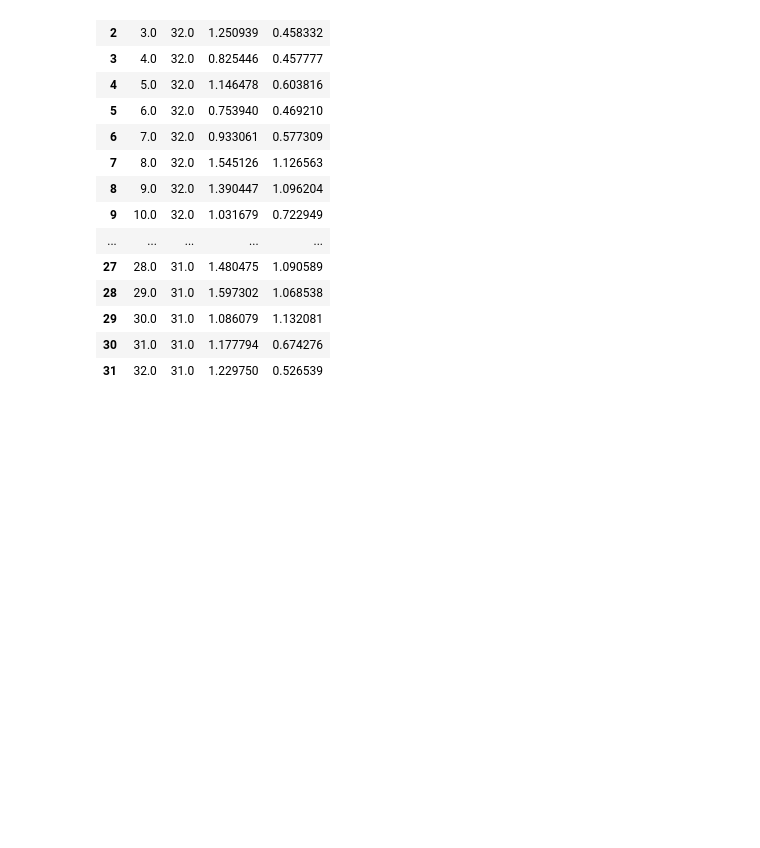
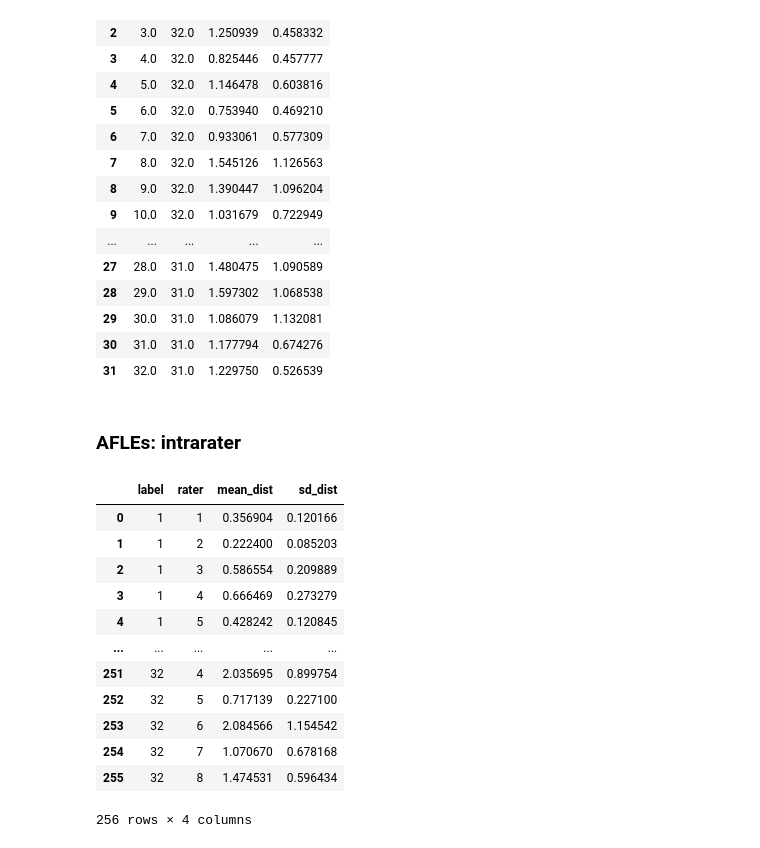
Before and after one commit to sandypearl/AFIDs-Data, a Jupyter notebook: AFLEs_Agile12v2016.ipynb, the cells around one changed output. Drawn from its saved outputs; the diff is of its cells as text; code cells hidden in the pictures; blank space fills up the shorter version.

```diff
--- a/AFLEs_Agile12v2016.ipynb
+++ b/AFLEs_Agile12v2016.ipynb
@@ -196,3 +198,58 @@ AFLEs_df
 | 29 | 30.0 | 31.0 | 1.086079 | 1.132081 |
 | 30 | 31.0 | 31.0 | 1.177794 | 0.674276 |
 | 31 | 32.0 | 31.0 | 1.229750 | 0.526539 |
+# %% [markdown]
+### AFLEs: intrarater
+# %%
+#get pairwise differences for each rater for each fiducial
+
+pairwiseDiffsWithinRater = []
+for fid in range(1,33):
+    fid_subset = Agile12v2016_RATER_df.loc[Agile12v2016_RATER_df["label"]==str(fid)]
+    raters = fid_subset["rater"].unique()
+
+    for rater in raters:
+        dists = []
+
+        rater_subset = fid_subset.loc[fid_subset["rater"]==rater]
+
+        iterations = rater_subset["iteration"].unique()
+
+        for iterPos1 in range(0,len(iterations)-1):
+            for iterPos2 in range(iterPos1+1,len(iterations)):
+                iter1 = iterations[iterPos1]
+                iter2 = iterations[iterPos2]
+
+                iter1Data = rater_subset.loc[rater_subset["iteration"]==iter1]
+                iter2Data = rater_subset.loc[rater_subset["iteration"]==iter2]
+
+                [x1,y1,z1] = [float(iter1Data["x"]),float(iter1Data["y"]),float(iter1Data["z"])]
+                [x2,y2,z2] = [float(iter2Data["x"]),float(iter2Data["y"]),float(iter2Data["z"])]
+
+                dist = math.sqrt((x1-x2)**2 + (y1-y2)**2 + (z1-z2)**2)
+
+                dists.append(dist)
+
+        mean_dist = np.mean(dists)
+        sd_dist = np.std(dists)
+
+        pairwiseDiffsWithinRater.append([fid,rater,mean_dist,sd_dist])
+
+pairwiseDiffsWithinRater_df = pd.DataFrame(pairwiseDiffsWithinRater,
+                                           columns = ["label","rater","mean_dist","sd_dist"])
+# %%
+pairwiseDiffsWithinRater_df
+# %% [output]
+|  | label | rater | mean_dist | sd_dist |
+| 0 | 1 | 1 | 0.356904 | 0.120166 |
+| 1 | 1 | 2 | 0.222400 | 0.085203 |
+| 2 | 1 | 3 | 0.586554 | 0.209889 |
+| 3 | 1 | 4 | 0.666469 | 0.273279 |
+| 4 | 1 | 5 | 0.428242 | 0.120845 |
+| ... | ... | ... | ... | ... |
+| 251 | 32 | 4 | 2.035695 | 0.899754 |
+| 252 | 32 | 5 | 0.717139 | 0.227100 |
+| 253 | 32 | 6 | 2.084566 | 1.154542 |
+| 254 | 32 | 7 | 1.070670 | 0.678168 |
+| 255 | 32 | 8 | 1.474531 | 0.596434 |
+256 rows × 4 columns
```
Also changed, not shown: parts of 8 cells of this notebook.
